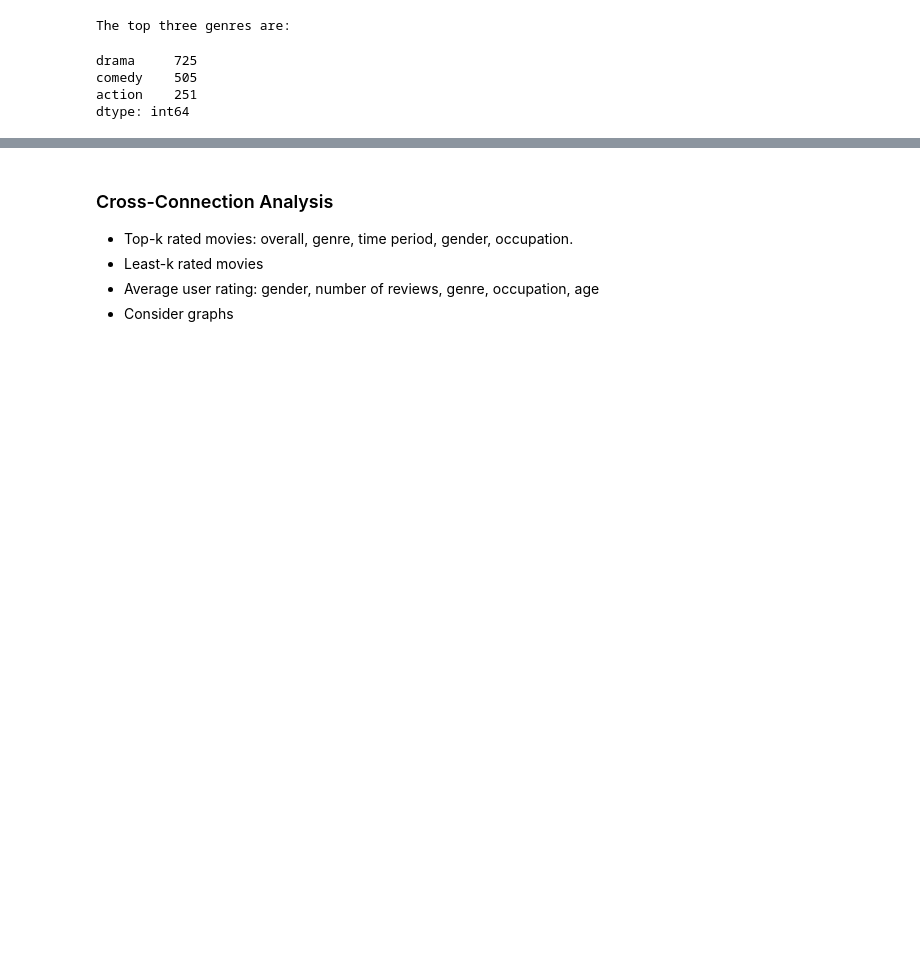
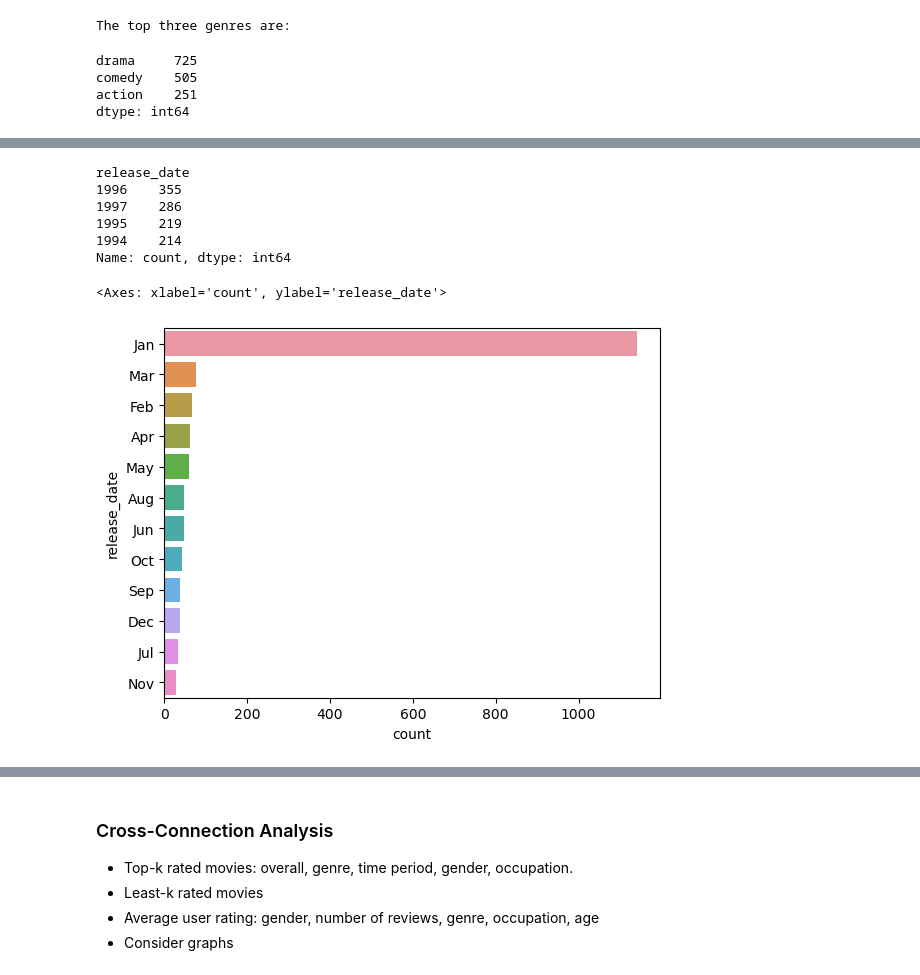
Before and after one commit to GreyHeartedKait/ml_100k, a Jupyter notebook: ml-100k-processing.ipynb, the cells around one changed output, grey strips where cells are left out. Saved outputs shown, nothing was run; the diff lists cells and outputs as text; code cells hidden in the pictures; blank space fills up the shorter version.

```diff
--- a/ml-100k-processing.ipynb
+++ b/ml-100k-processing.ipynb
@@ -140,0 +198,21 @@ dtype: int64
+# %%
+# Top 4 years movies in this data set were released.
+year_released.value_counts().nlargest(4)
+# %% [output]
+release_date
+1996    355
+1997    286
+1995    219
+1994    214
+Name: count, dtype: int64
+# %%
+# Graphing Movie release month distribution
+month_released = (item_df["release_date"].str.split("-")).dropna()
+
+month_released = month_released.apply(lambda x: x[1])
+month_released = month_released.value_counts()
+
+sns.barplot(y=month_released.index, x=month_released, orient='h')
+# %% [output]
+<Axes: xlabel='count', ylabel='release_date'>
+[figure, added]
```
Also changed, not shown: parts of 7 cells of this notebook.
